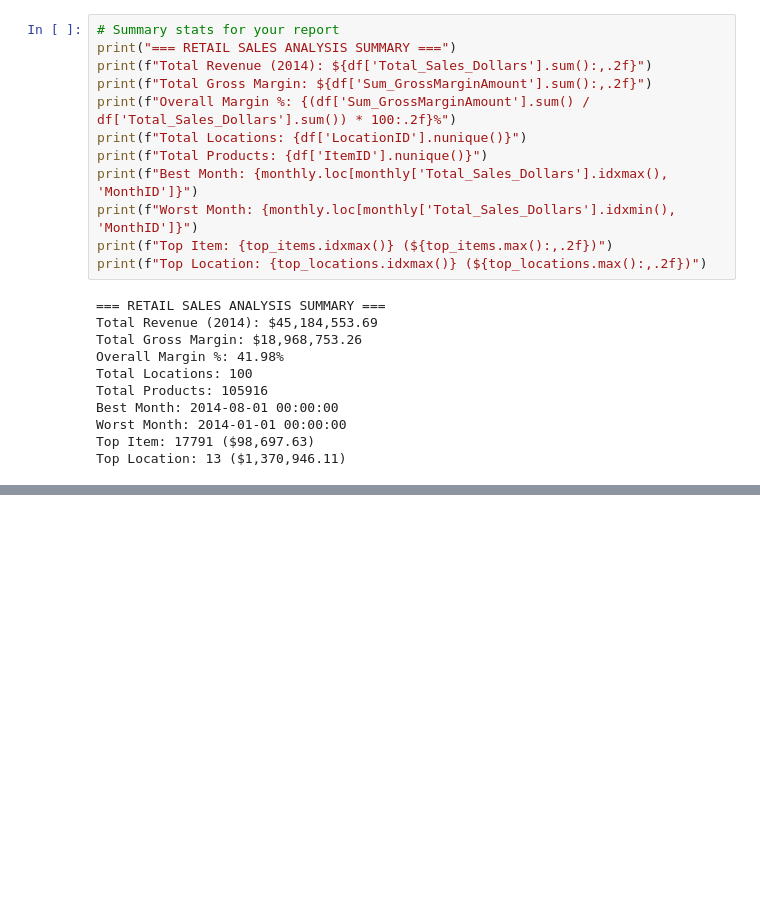
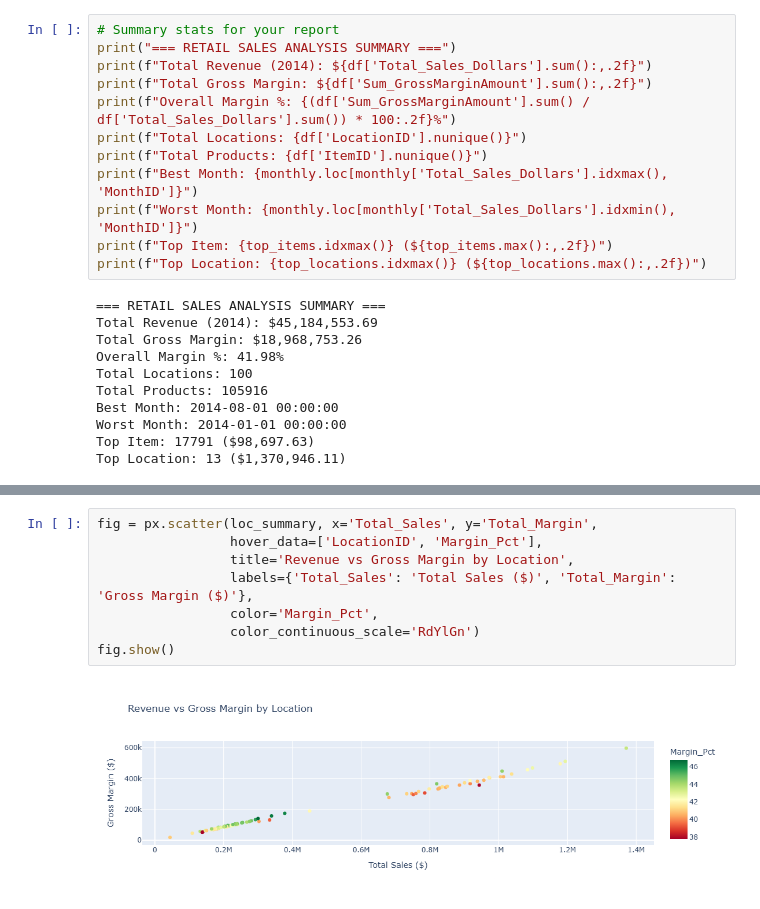
Before and after one commit to ThecrypsycH/Retail-Sales-Analysis, a Jupyter notebook: Retail_Sales_Analysis.ipynb, the cells around one changed output, grey strips where cells are left out. Cells and saved outputs as stored; diff of their text form; blank space fills up the shorter version.

```diff
--- a/Retail_Sales_Analysis.ipynb
+++ b/Retail_Sales_Analysis.ipynb
@@ -326,0 +422,10 @@ Top Location: 13 ($1,370,946.11)
+# %%
+fig = px.scatter(loc_summary, x='Total_Sales', y='Total_Margin',
+                 hover_data=['LocationID', 'Margin_Pct'],
+                 title='Revenue vs Gross Margin by Location',
+                 labels={'Total_Sales': 'Total Sales ($)', 'Total_Margin': 'Gross Margin ($)'},
+                 color='Margin_Pct',
+                 color_continuous_scale='RdYlGn')
+fig.show()
+# %% [output]
+[figure, added]
```
Also changed, not shown: parts of 11 cells of this notebook.
